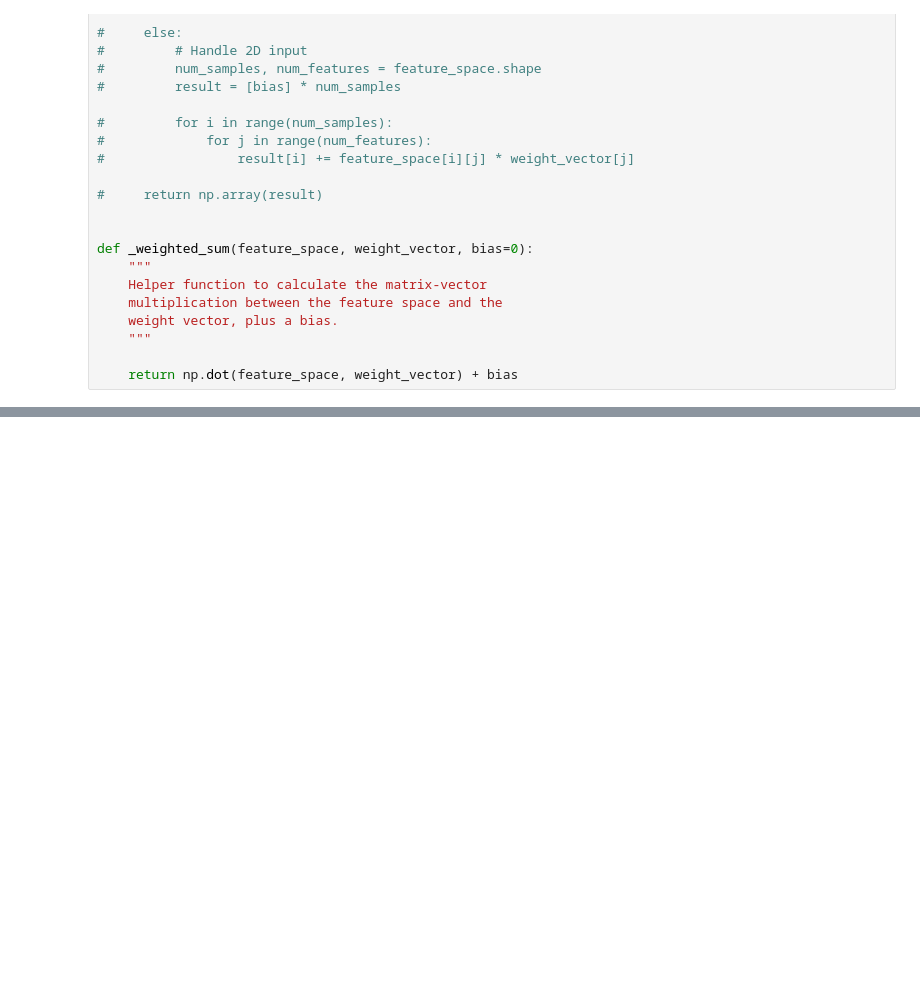
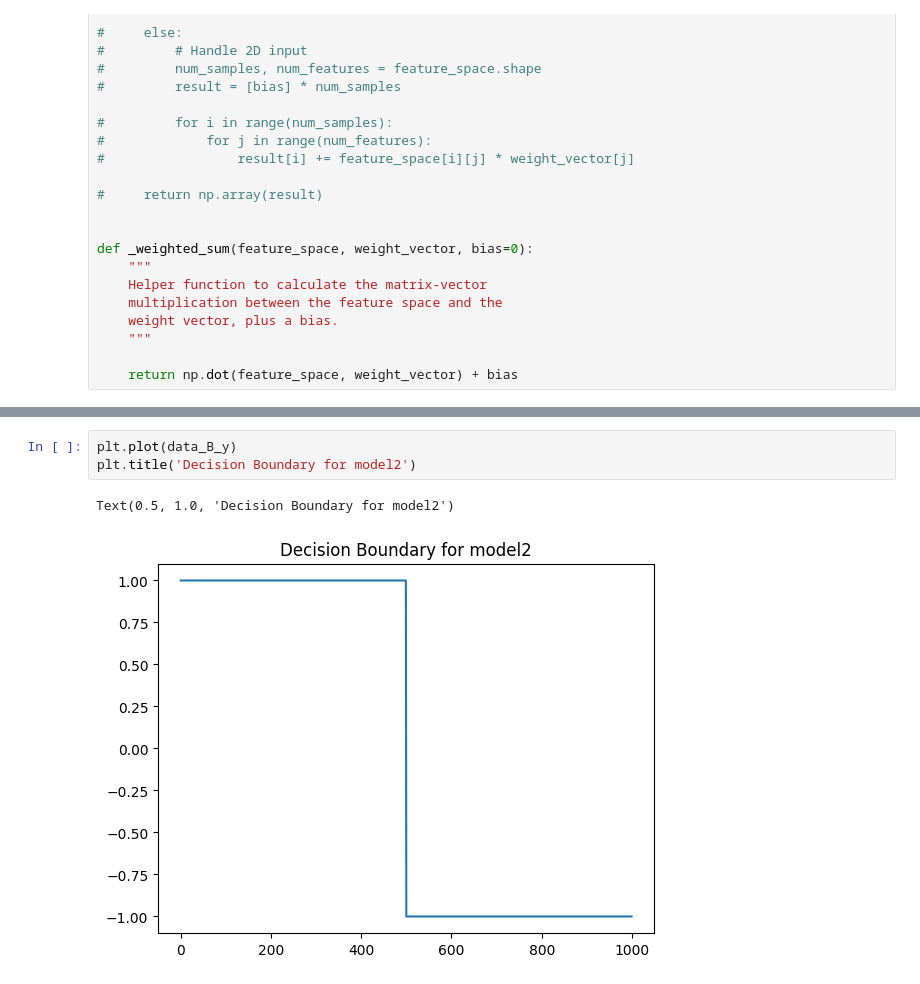
Before and after one commit to AdamPSU/FromScratch, a Jupyter notebook: Neural Networks/perceptron.ipynb, the cells around one changed output, grey strips where cells are left out. Cells and saved outputs as stored; diff of their text form; blank space fills up the shorter version.

```diff
--- a/Neural Networks/perceptron.ipynb
+++ b/Neural Networks/perceptron.ipynb
@@ -103,0 +142,6 @@ model.fit(X, y)
+# %%
+plt.plot(data_B_y)
+plt.title('Decision Boundary for model2')
+# %% [output]
+Text(0.5, 1.0, 'Decision Boundary for model2')
+[figure, added]
```
Also changed, not shown: parts of 14 cells of this notebook.
